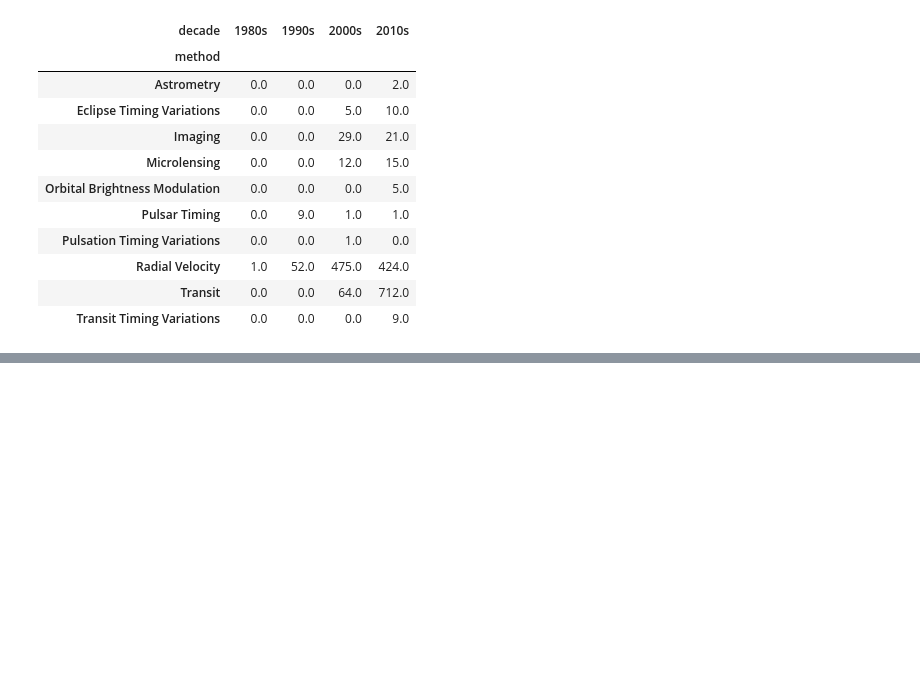
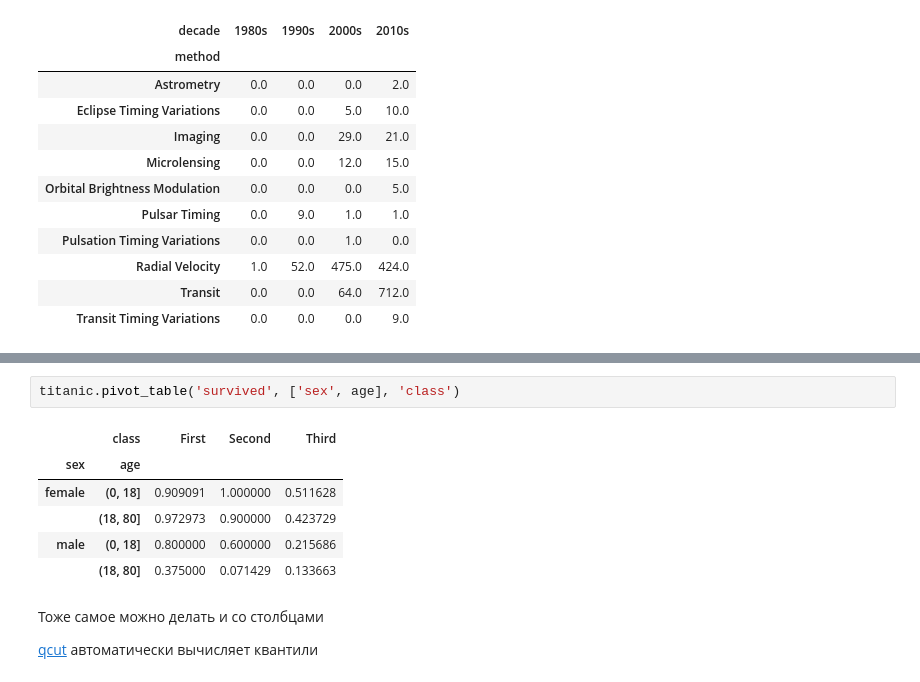
Before and after one commit to KonstantinKlepikov/all-python-ml-learning, a Jupyter notebook: pandas-learning.ipynb, the cells around one changed output, grey strips where cells are left out. Saved outputs shown, nothing was run; the diff lists cells and outputs as text; blank space fills up the shorter version.

```diff
--- a/pandas-learning.ipynb
+++ b/pandas-learning.ipynb
@@ -2241,0 +2301,13 @@ planets.groupby(['method', decade])['number'].sum().unstack().fillna(0)
+# %%
+titanic.pivot_table('survived', ['sex', age], 'class')
+# %% [output]
+|  | class | First | Second | Third |
+| sex | age |  |  |  |
+| female | (0, 18] | 0.909091 | 1.000000 | 0.511628 |
+|  | (18, 80] | 0.972973 | 0.900000 | 0.423729 |
+| male | (0, 18] | 0.800000 | 0.600000 | 0.215686 |
+|  | (18, 80] | 0.375000 | 0.071429 | 0.133663 |
+# %% [markdown]
+Тоже самое можно делать и со столбцами
+
+[qcut](https://pandas.pydata.org/pandas-docs/stable/reference/api/pandas.qcut.html) <span class="burk">автоматически вычисляет квантили</span>
```
Also changed, not shown: parts of 29 cells of this notebook.
